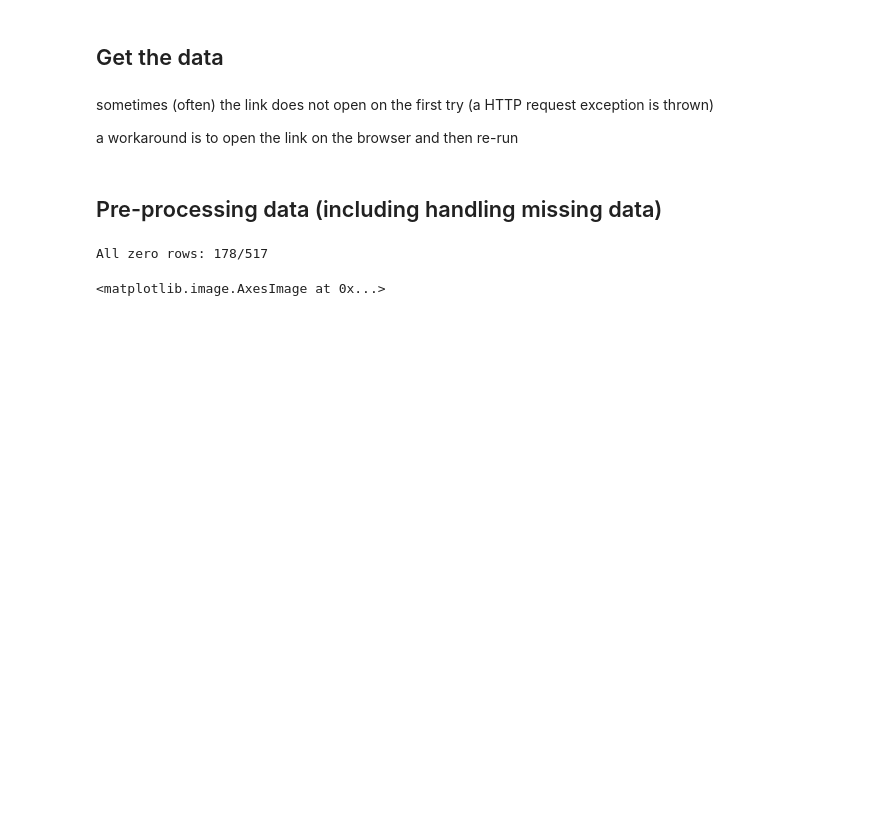
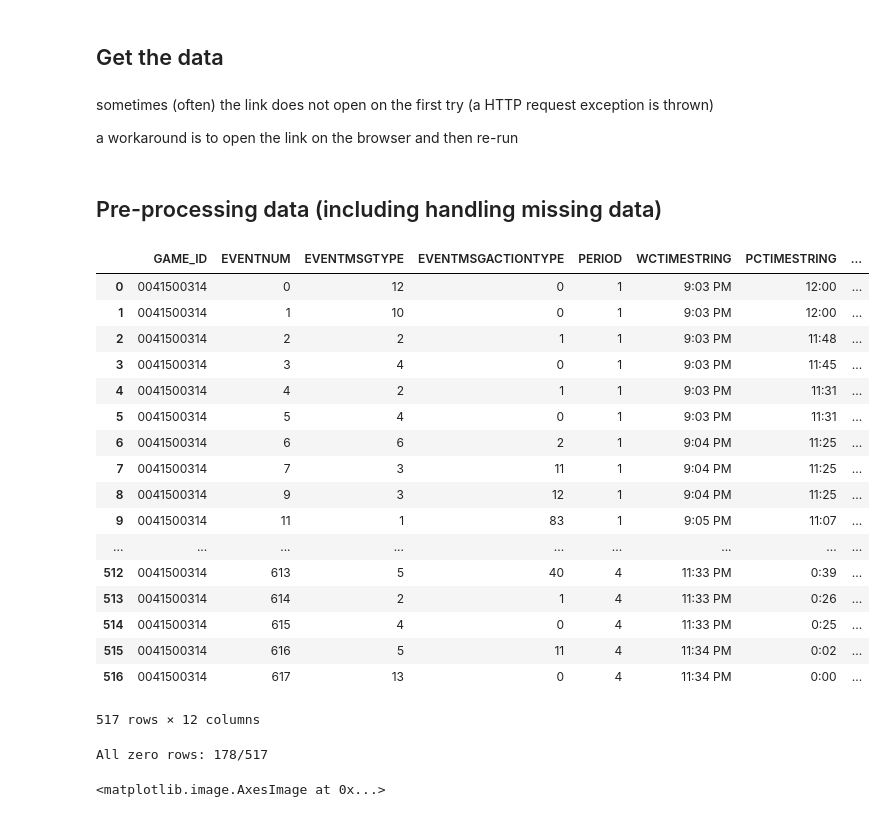
Before and after one commit to joaopcoelho/tiles, a Jupyter notebook: Scraping stats.nba.com.ipynb, the cells around one changed output. Saved outputs shown, nothing was run; the diff lists cells and outputs as text; code cells hidden in the pictures; blank space fills up the shorter version.

```diff
--- a/Scraping stats.nba.com.ipynb
+++ b/Scraping stats.nba.com.ipynb
@@ -97,33 +99,54 @@ idx = df[(df.EVENTMSGTYPE==1) & (df.VISITORDESCRIPTION.notnull()) & (df.VISITORD
 df_events.loc[idx,"3PT_MADE_AWAY"] = 1.0
 
 # 2PT miss
 idx = df[(df_raw["EVENTMSGTYPE"]==2) & (df.HOMEDESCRIPTION.str.contains("MISS")) & (df.HOMEDESCRIPTION.str.contains("^((?!3PT).)*$"))].index
 df_events.loc[idx,"2PT_MISS_HOME"] = 1.0
 
 idx = df[(df_raw["EVENTMSGTYPE"]==2) & (df.VISITORDESCRIPTION.str.contains("MISS")) & (df.VISITORDESCRIPTION.str.contains("^((?!3PT).)*$"))].index
 df_events.loc[idx,"2PT_MISS_AWAY"] = 1.0
 
 # 3PT miss
 idx = df[(df_raw["EVENTMSGTYPE"]==2) & (df.HOMEDESCRIPTION.str.contains("MISS")) & (df.HOMEDESCRIPTION.str.contains("3PT"))].index
 df_events.loc[idx,"3PT_MISS_HOME"] = 1.0
 
 idx = df[(df_raw["EVENTMSGTYPE"]==2) & (df.VISITORDESCRIPTION.str.contains("MISS")) & (df.VISITORDESCRIPTION.str.contains("3PT"))].index
 df_events.loc[idx,"3PT_MISS_AWAY"] = 1.0
 
 # turnovers
 idx = df[(df.EVENTMSGTYPE==5) & (df.HOMEDESCRIPTION.str.contains("Turnover"))].index
 df_events.loc[idx,"TOV_HOME"] = 1.0
 
 idx = df[(df.EVENTMSGTYPE==5) & (df.VISITORDESCRIPTION.str.contains("Turnover"))].index
 df_events.loc[idx,"TOV_AWAY"] = 1.0
 
 
 # timeouts
 idx = df[(df.EVENTMSGTYPE==9) & (df.HOMEDESCRIPTION.notnull())].index
 df_events.loc[idx,"TIMEOUT_HOME"] = 1.0
 
 idx = df[(df.EVENTMSGTYPE==9) & (df.VISITORDESCRIPTION.notnull())].index
 df_events.loc[idx,"TIMEOUT_AWAY"] = 1.0
+
+df_raw
+# %% [output]
+|  | GAME_ID | EVENTNUM | EVENTMSGTYPE | EVENTMSGACTIONTYPE | PERIOD | WCTIMESTRING | PCTIMESTRING | ... |
+| 0 | 0041500314 | 0 | 12 | 0 | 1 | 9:03 PM | 12:00 | ... |
+| 1 | 0041500314 | 1 | 10 | 0 | 1 | 9:03 PM | 12:00 | ... |
+| 2 | 0041500314 | 2 | 2 | 1 | 1 | 9:03 PM | 11:48 | ... |
+| 3 | 0041500314 | 3 | 4 | 0 | 1 | 9:03 PM | 11:45 | ... |
+| 4 | 0041500314 | 4 | 2 | 1 | 1 | 9:03 PM | 11:31 | ... |
+| 5 | 0041500314 | 5 | 4 | 0 | 1 | 9:03 PM | 11:31 | ... |
+| 6 | 0041500314 | 6 | 6 | 2 | 1 | 9:04 PM | 11:25 | ... |
+| 7 | 0041500314 | 7 | 3 | 11 | 1 | 9:04 PM | 11:25 | ... |
+| 8 | 0041500314 | 9 | 3 | 12 | 1 | 9:04 PM | 11:25 | ... |
+| 9 | 0041500314 | 11 | 1 | 83 | 1 | 9:05 PM | 11:07 | ... |
+| ... | ... | ... | ... | ... | ... | ... | ... | ... |
+| 512 | 0041500314 | 613 | 5 | 40 | 4 | 11:33 PM | 0:39 | ... |
+| 513 | 0041500314 | 614 | 2 | 1 | 4 | 11:33 PM | 0:26 | ... |
+| 514 | 0041500314 | 615 | 4 | 0 | 4 | 11:33 PM | 0:25 | ... |
+| 515 | 0041500314 | 616 | 5 | 11 | 4 | 11:34 PM | 0:02 | ... |
+| 516 | 0041500314 | 617 | 13 | 0 | 4 | 11:34 PM | 0:00 | ... |
+517 rows × 12 columns
 # %%
 # now we have a one-hot encoded dataframe where every row is an event and is all zeros except for one column,
 #     which corresponds to the event
```
Also changed, not shown: parts of 3 cells of this notebook.
